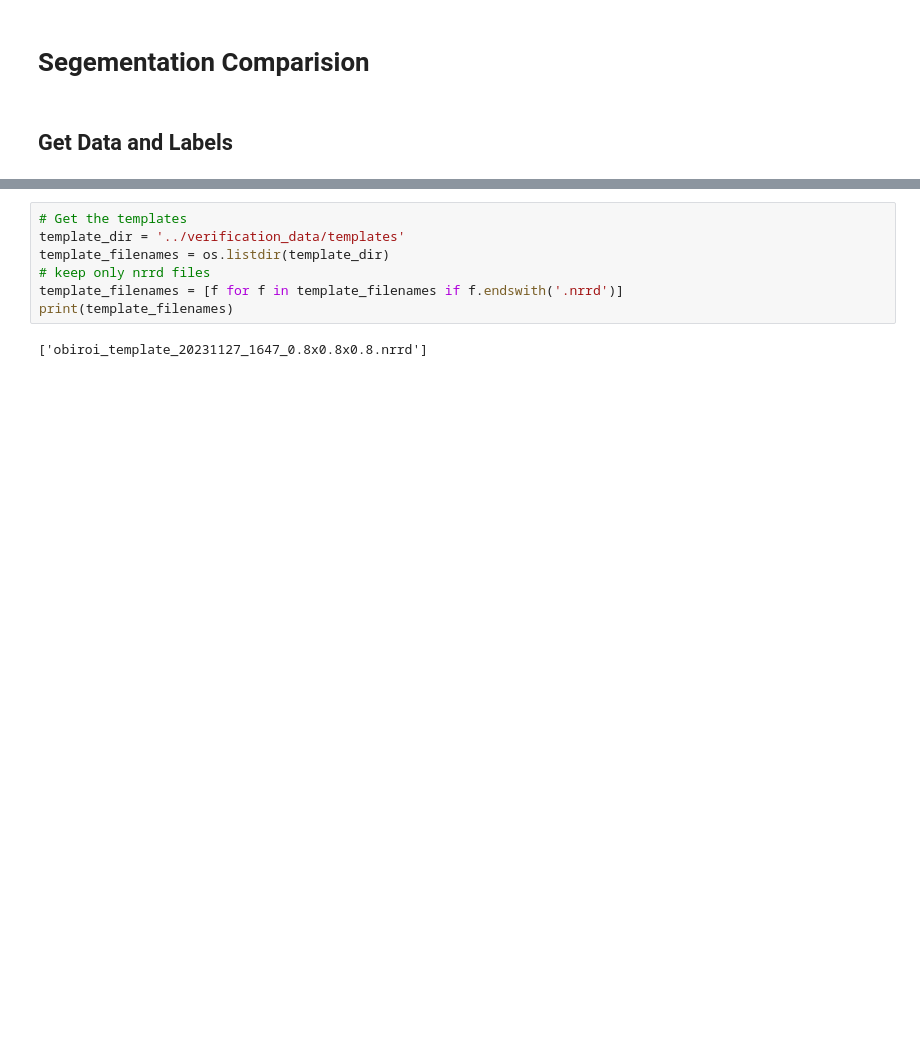
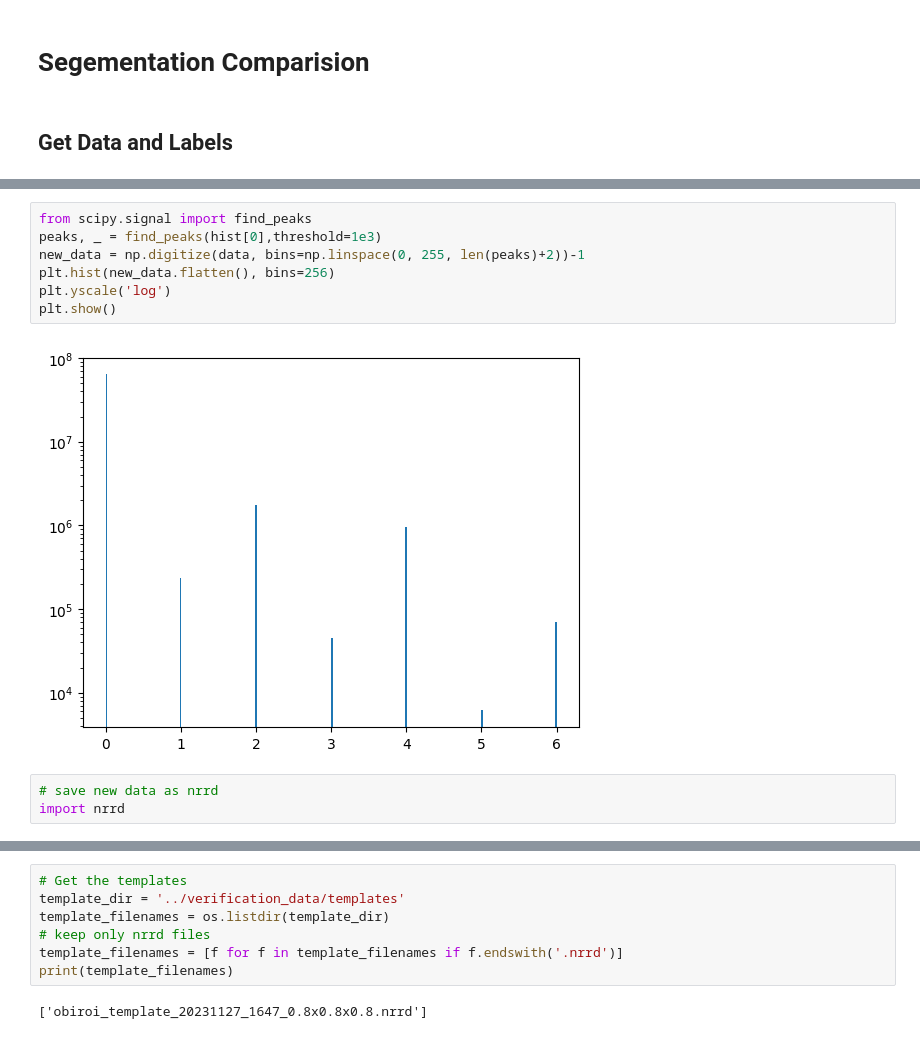
Before and after one commit to neurorishika/ant_template_builder, a Jupyter notebook: verification/segmentation/segmentation.ipynb, the cells around one changed output, grey strips where cells are left out. Cells and saved outputs as stored; diff of their text form; blank space fills up the shorter version.

```diff
--- a/verification/segmentation/segmentation.ipynb
+++ b/verification/segmentation/segmentation.ipynb
@@ -7,0 +50,12 @@ import itertools
+# %%
+from scipy.signal import find_peaks
+peaks, _ = find_peaks(hist[0],threshold=1e3)
+new_data = np.digitize(data, bins=np.linspace(0, 255, len(peaks)+2))-1
+plt.hist(new_data.flatten(), bins=256)
+plt.yscale('log')
+plt.show()
+# %% [output]
+[figure, added]
+# %%
+# save new data as nrrd
+import nrrd
```
Also changed, not shown: parts of 6 cells of this notebook, 12 other files.
